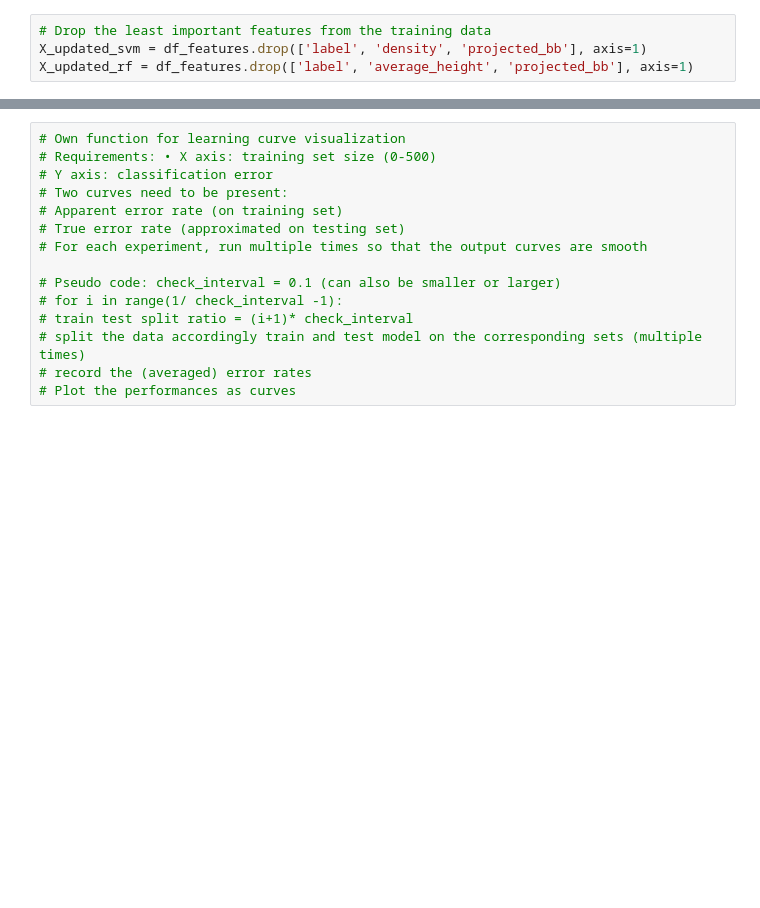
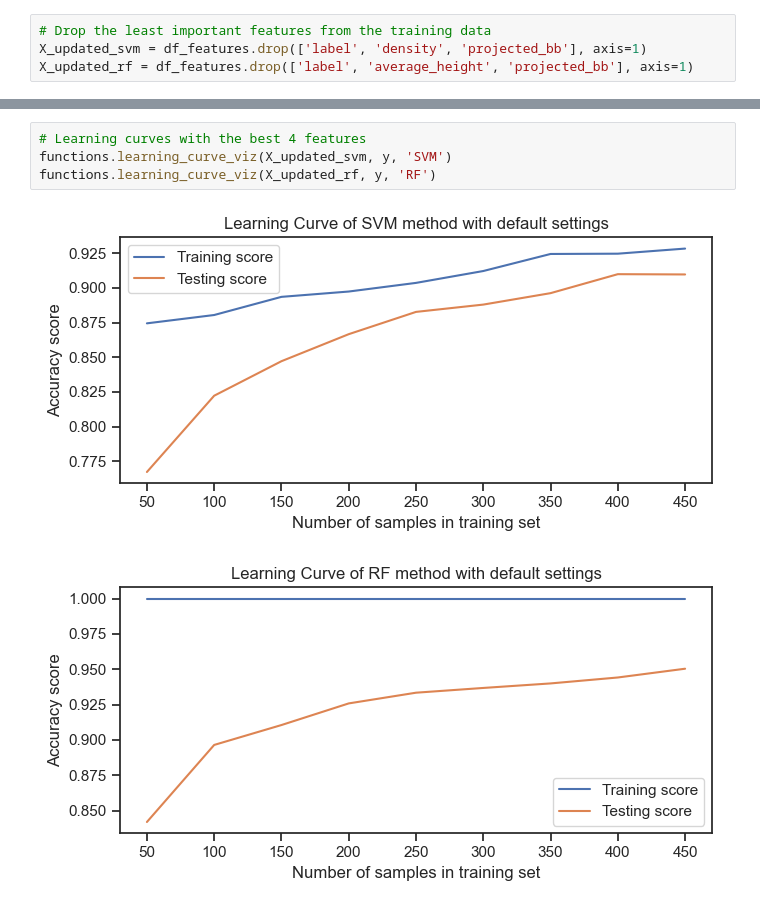
Before and after one commit to shreyakejriwal02/GEO5017_Group_13, a Jupyter notebook: Assignment_2_paolo.ipynb, the cells around one changed output, grey strips where cells are left out. Drawn from its saved outputs; the diff is of its cells as text; blank space fills up the shorter version.

```diff
--- a/Assignment_2_paolo.ipynb
+++ b/Assignment_2_paolo.ipynb
@@ -167,15 +203,7 @@ functions.learning_curve_viz(X, y, 'RF')
-# %%
-# Own function for learning curve visualization
-# Requirements: • X axis: training set size (0-500)
-# Y axis: classification error
-# Two curves need to be present:
-# Apparent error rate (on training set)
-# True error rate (approximated on testing set)
-# For each experiment, run multiple times so that the output curves are smooth
-
-# Pseudo code: check_interval = 0.1 (can also be smaller or larger)
-# for i in range(1/ check_interval -1):
-# train test split ratio = (i+1)* check_interval
-# split the data accordingly train and test model on the corresponding sets (multiple times)
-# record the (averaged) error rates
-# Plot the performances as curves
+# %%
+# Learning curves with the best 4 features
+functions.learning_curve_viz(X_updated_svm, y, 'SVM')
+functions.learning_curve_viz(X_updated_rf, y, 'RF')
+# %% [output]
+[figure, added]
+[figure, added]
```
Also changed, not shown: parts of 8 cells of this notebook, 1 other file.
